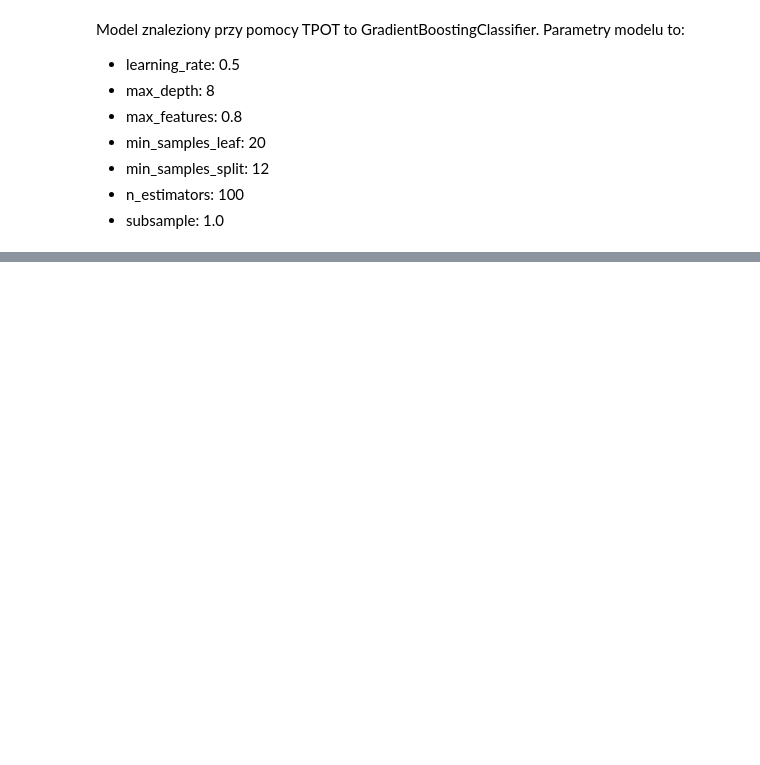
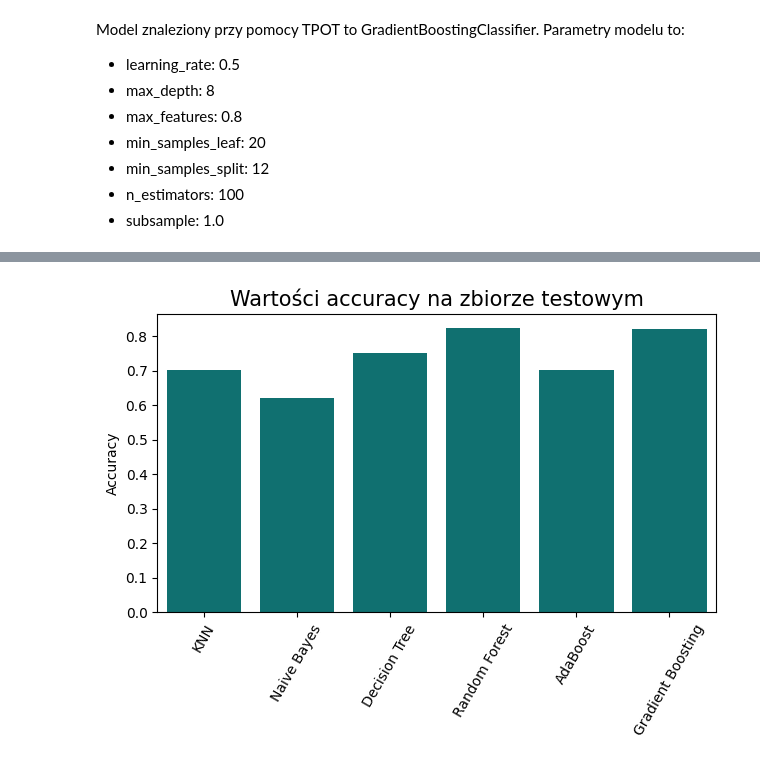
Before and after one commit to anras5/songs-classifier, a Jupyter notebook: data-analysis/src/analysis.ipynb, the cells around one changed output, grey strips where cells are left out. Saved outputs shown, nothing was run; the diff lists cells and outputs as text; code cells hidden in the pictures; blank space fills up the shorter version.

```diff
--- a/data-analysis/src/analysis.ipynb
+++ b/data-analysis/src/analysis.ipynb
@@ -575,6 +564,7 @@ param_grid = {
 grid_search = GridSearchCV(RandomForestClassifier(), param_grid, cv=5, scoring='accuracy', n_jobs=-1)
 grid_search.fit(X_train, y_train)
 best_model = grid_search.best_estimator_
+forest = grid_search.best_estimator_
 y_pred = best_model.predict(X_test)
 print(f"Best parameters: {grid_search.best_params_}")
 report = classification_report(y_test, y_pred)
@@ -619,6 +608,7 @@ param_grid = {
 grid_search = GridSearchCV(AdaBoostClassifier(algorithm='SAMME'), param_grid, cv=5, scoring='accuracy', n_jobs=-1)
 grid_search.fit(X_train, y_train)
 best_model = grid_search.best_estimator_
+adaboost = grid_search.best_estimator_
 y_pred = best_model.predict(X_test)
 print(f"Best parameters: {grid_search.best_params_}")
 report = classification_report(y_test, y_pred)
@@ -694,0 +734,28 @@ Wytrenowany model posiada 82% accuracy, średnią 82% precision, średnią 81% r
+# %%
+models = [("KNN", knn), ("Naive Bayes", nb), ("Decision Tree", tree), ("Random Forest", forest), ("AdaBoost", adaboost), ("Gradient Boosting", gbc)]
+
+data = []
+
+for model_name, model in models:
+    y_pred = model.predict(X_test)
+    report = classification_report(y_test, y_pred, output_dict=True)
+
+    for label, metrics in report.items():
+        if label in set(GENRES_MAP.values()):
+            for metric, value in metrics.items():
+                data.append([model_name, label, metric, value])
+        elif label == 'accuracy':
+            data.append([model_name, 'all', label, metrics])
+
+
+df_metrics = pd.DataFrame(data, columns=['model', 'label', 'metric', 'value'])
+# %%
+sns.barplot(data=df_metrics[df_metrics['metric'] == 'accuracy'], x='model', y='value', color='teal')
+plt.title("Wartości accuracy na zbiorze testowym", fontsize=15)
+plt.xticks(rotation=60)
+plt.ylabel("Accuracy")
+plt.xlabel("")
+plt.tight_layout()
+plt.show()
+# %% [output]
+[figure, added]
```
Also changed, not shown: parts of 29 cells of this notebook.
